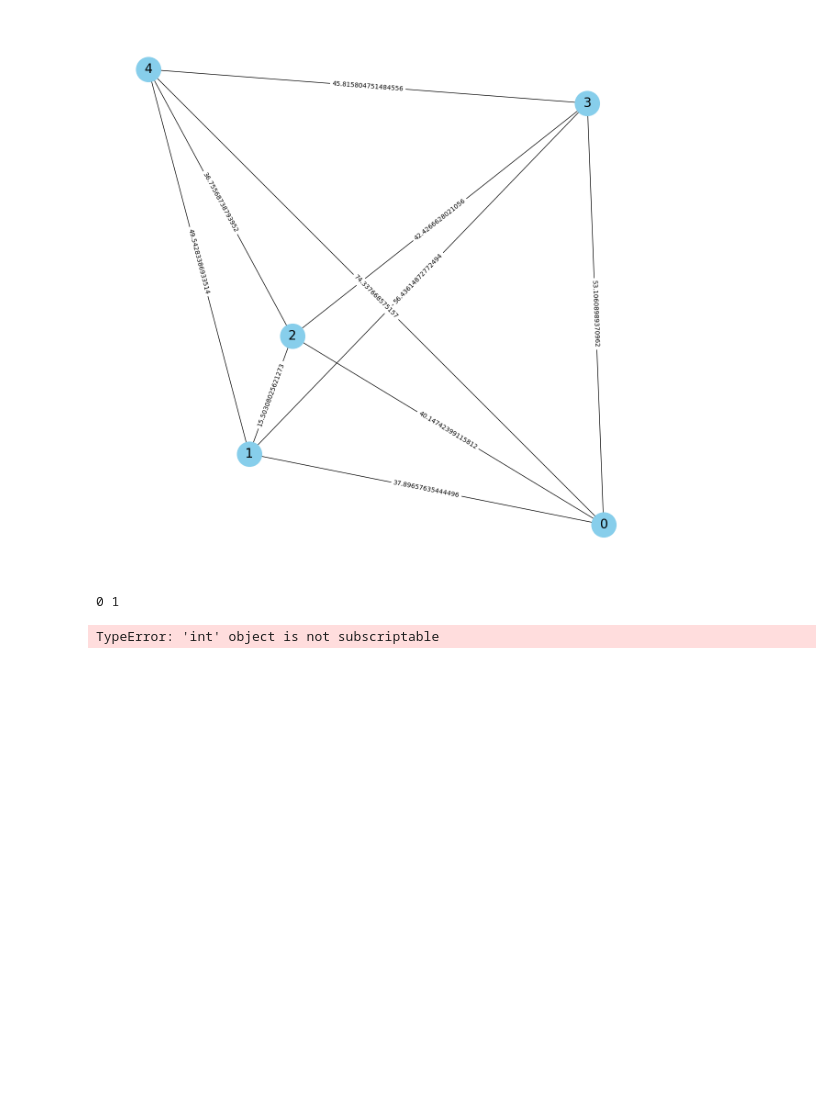
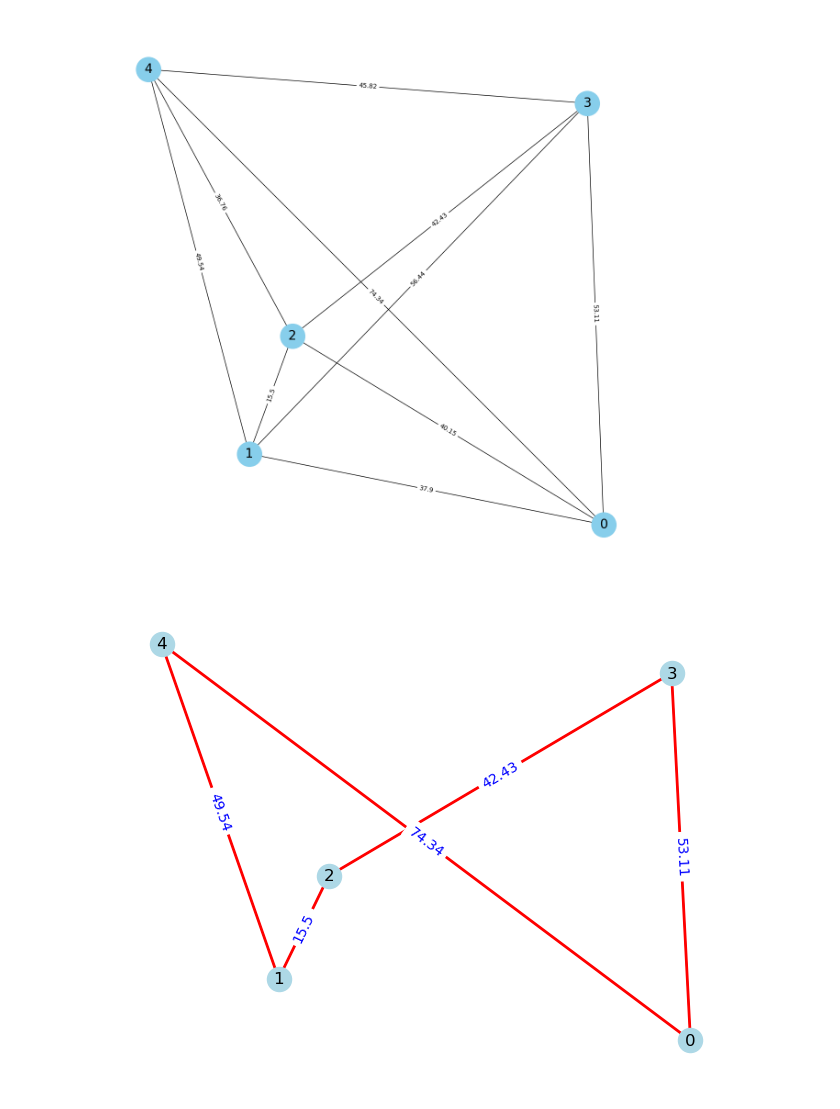
Before and after one commit to Gregz9/simula_proj, a Jupyter notebook: graph_to_path.ipynb, the cells around one changed output. Drawn from its saved outputs; the diff is of its cells as text; code cells hidden in the pictures; blank space fills up the shorter version.

```diff
--- a/graph_to_path.ipynb
+++ b/graph_to_path.ipynb
@@ -16,7 +16,7 @@ from path_generator.path_tools import *
 # %%
 path = f'{path}/test_images/n05.jpg'
 # %%
-G, centres = img_to_graph(path, print_image=True)
+G, centres, edge_lengths = img_to_graph(path, print_image=True, return_edge_lengths=True)
 draw_graph(G)
 # %% [output]
 [figure]
@@ -24,10 +24,7 @@ draw_graph(G)
 # %%
 # reduce to single connections
 solution = create_random_array(len(centres))
-# %%
-#TODO: make this work
-
-graph_from_solution(centres, solution, draw_graph=True)
-# %% [output]
-0 1
-TypeError: 'int' object is not subscriptable
+# %%
+solution_sorted, total_distance, node_distances, edge_angles = graph_from_solution(G, solution, draw_graph=True)
+# %% [output]
+[figure, added]
```
Also changed, not shown: parts of 3 cells of this notebook, 3 other files.
